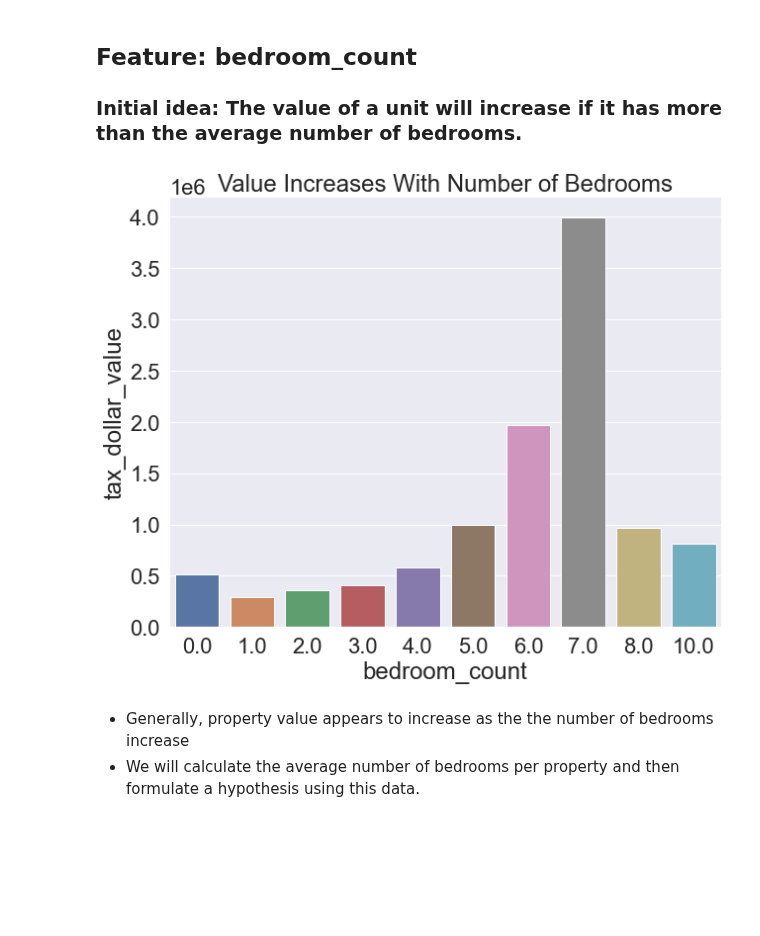
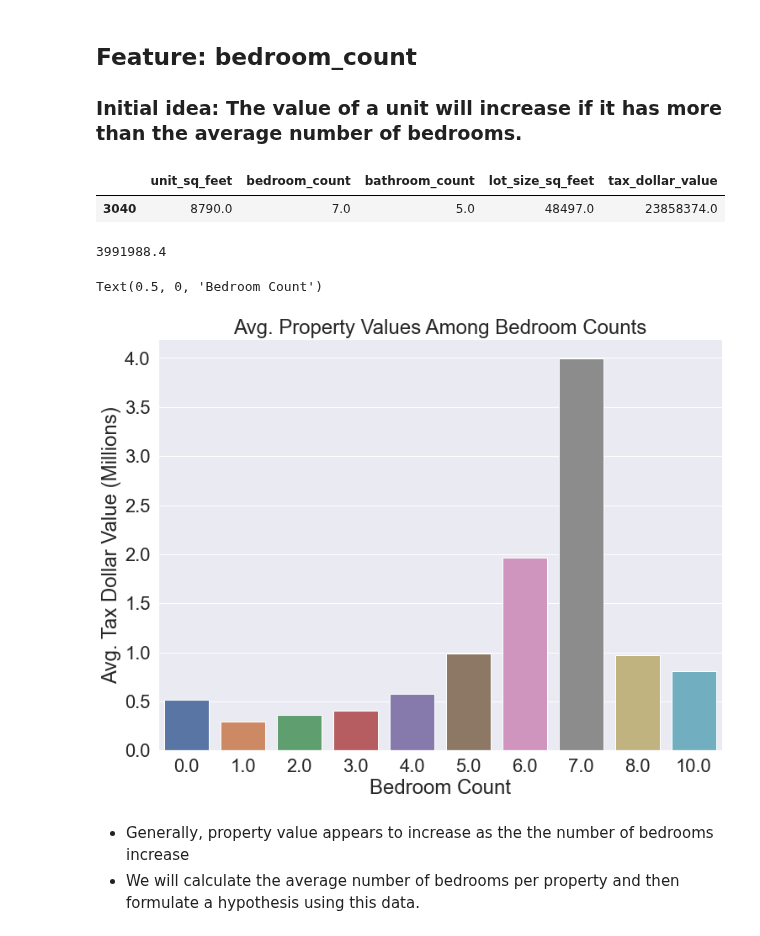
Before and after one commit to Zillow-sam-and-matt/Zillow, a Jupyter notebook: zillow_project_main_notebook.ipynb, the cells around one changed output. Saved outputs shown, nothing was run; the diff lists cells and outputs as text; code cells hidden in the pictures; blank space fills up the shorter version.

Commit message:
updated plots

```diff
--- a/zillow_project_main_notebook.ipynb
+++ b/zillow_project_main_notebook.ipynb
@@ -290,13 +297,25 @@ p = 2.0955693980555035e-133
 ## Feature: bedroom_count
 
 ### Initial idea: The value of a unit will increase if it has more than the average number of bedrooms.
+# %%
+train[train.tax_dollar_value == train.tax_dollar_value.max()]
+# %% [output]
+|  | unit_sq_feet | bedroom_count | bathroom_count | lot_size_sq_feet | tax_dollar_value |
+| 3040 | 8790.0 | 7.0 | 5.0 | 48497.0 | 23858374.0 |
+# %%
+train[train.bedroom_count == 7]['tax_dollar_value'].mean()
+# %% [output]
+3991988.4
 # %%
 # creating a barplot of bedroom count vs tax dollar value
-plt.figure(figsize=(10,8))
-sns.barplot(x='bedroom_count',y='tax_dollar_value', data=train, ci=None).set_title("Value Increases With Number of Bedrooms")
+plt.figure(figsize=(12,9))
+sns.barplot(x='bedroom_count', y=train['tax_dollar_value'] / 1000000, data=train, ci=None).set_title("Avg. Property Values Among Bedroom Counts")
 sns.set(font_scale = 2)
+plt.ylabel('Avg. Tax Dollar Value (Millions)')
+plt.xlabel('Bedroom Count')
 # %% [output]
+Text(0.5, 0, 'Bedroom Count')
-[figure, old version]
+[figure, new version]
 # %% [markdown]
 - Generally, property value appears to increase as the the number of bedrooms increase
 - We will calculate the average number of bedrooms per property and then formulate a hypothesis using this data.
```
Also changed, not shown: parts of 11 cells of this notebook.
